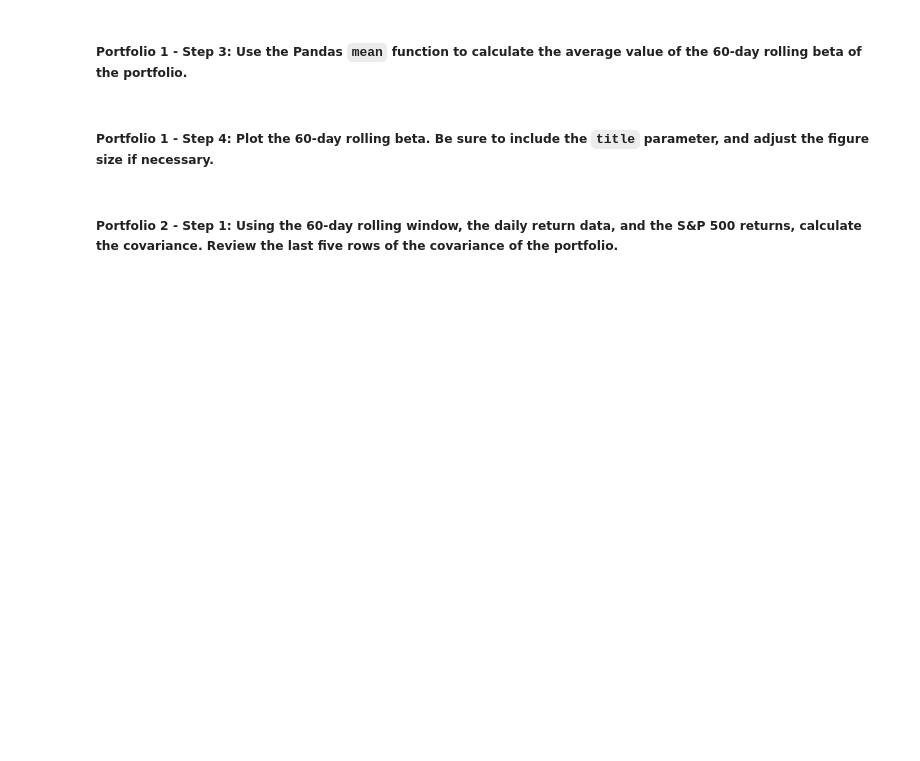
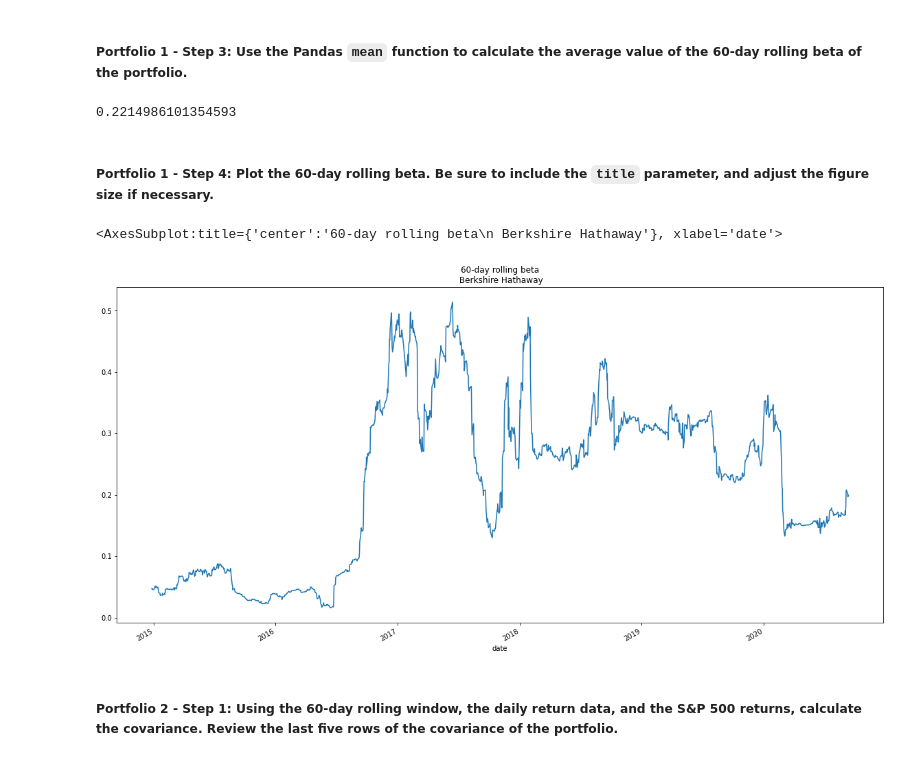
Before and after one commit to lkhodel/bftbc-c4, a Jupyter notebook: risk_return_analysis.ipynb, the cells around one changed output. Cells and saved outputs as stored; diff of their text form; code cells hidden in the pictures; blank space fills up the shorter version.

```diff
--- a/risk_return_analysis.ipynb
+++ b/risk_return_analysis.ipynb
@@ -369,4 +373,5 @@ Your analysis is nearing completion. Now, you need to evaluate how the portfolio
 # %%
 # Calculate the covariance using a 60-day rolling window
 # Review the last five rows of the covariance data
-# YOUR CODE HERE
+berkshire_hathaway_covariance = daily_returns['BERKSHIRE HATHAWAY INC'].rolling(60).cov(daily_returns['S&P 500'])
+berkshire_hathaway_covariance.tail()
@@ -375,4 +388,5 @@ Your analysis is nearing completion. Now, you need to evaluate how the portfolio
 # %%
 # Calculate the beta based on the 60-day rolling covariance compared to the market (S&P 500)
 # Review the last five rows of the beta information
-# YOUR CODE HERE
+berkshire_hathaway_beta = berkshire_hathaway_covariance / sp500_variance
+berkshire_hathaway_beta.tail()
@@ -380,13 +402,18 @@ Your analysis is nearing completion. Now, you need to evaluate how the portfolio
 ##### Portfolio 1 - Step 3: Use the Pandas `mean` function to calculate the average value of the 60-day rolling beta of the portfolio.
 # %%
 # Calculate the average of the 60-day rolling beta
-# YOUR CODE HERE
+berkshire_hathaway_beta.mean()
+# %% [output]
+0.2214986101354593
 # %% [markdown]
 ##### Portfolio 1 - Step 4: Plot the 60-day rolling beta. Be sure to include the `title` parameter, and adjust the figure size if necessary.
 # %%
 # Plot the rolling beta
 # Include a title parameter and adjust the figure size
-# YOUR CODE HERE
+berkshire_hathaway_beta.plot(title='60-day rolling beta\n Berkshire Hathaway', figsize=(20,10))
+# %% [output]
+<AxesSubplot:title={'center':'60-day rolling beta\n Berkshire Hathaway'}, xlabel='date'>
+[figure, added]
 # %% [markdown]
 ##### Portfolio 2 - Step 1: Using the 60-day rolling window, the daily return data, and the S&P 500 returns, calculate the covariance. Review the last five rows of the covariance of the portfolio.
 # %%
```
Also changed, not shown: parts of 7 cells of this notebook.
